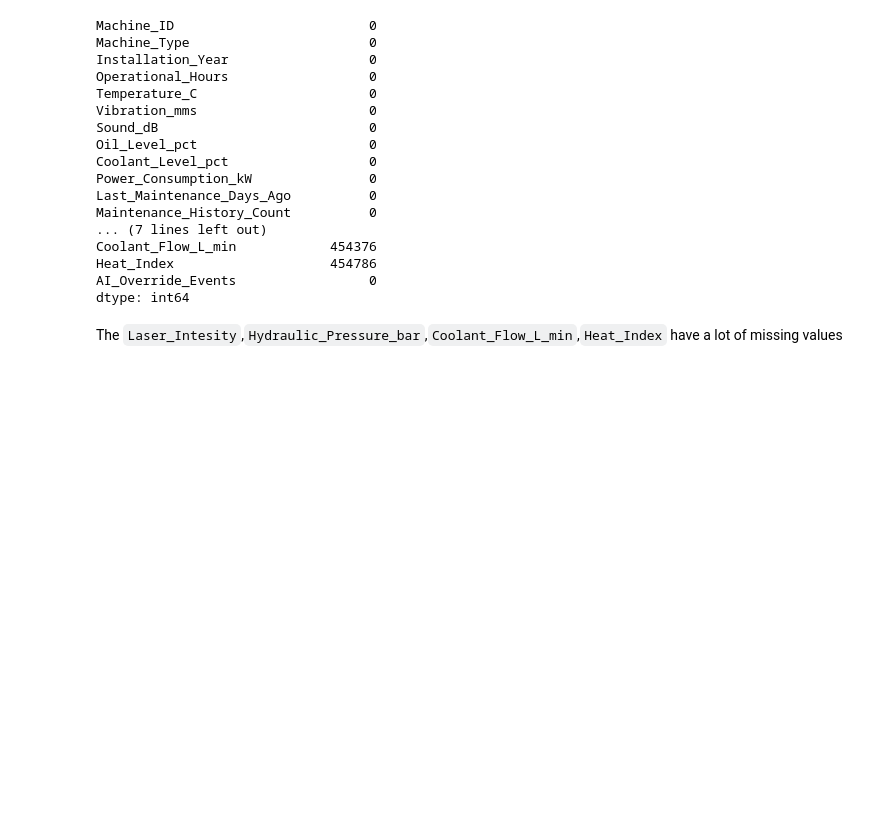
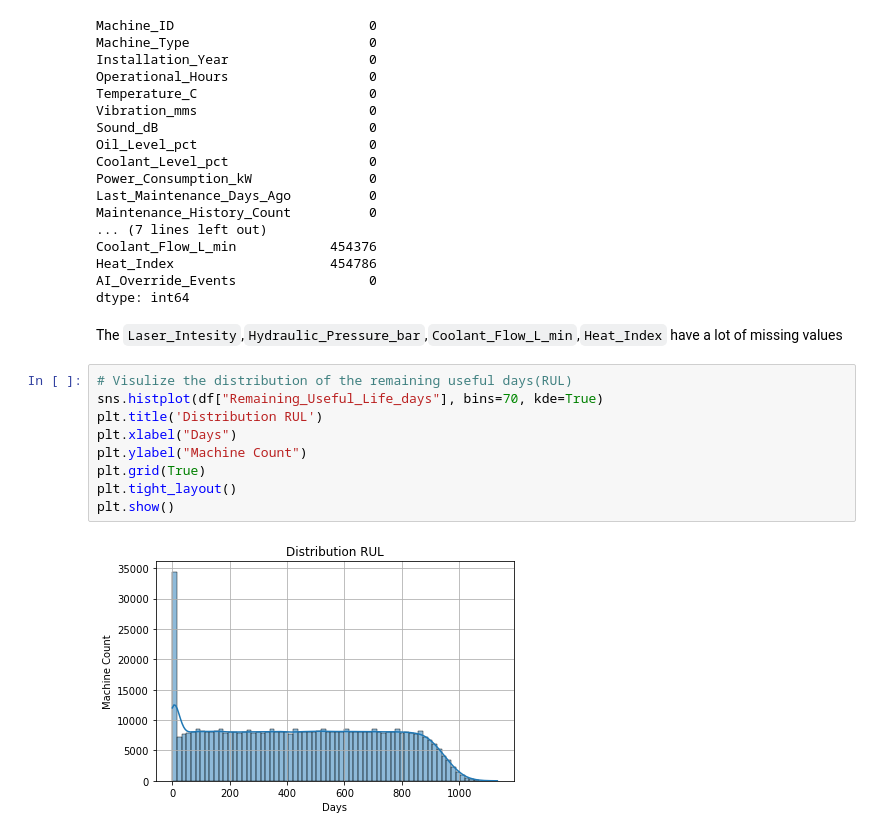
Before and after one commit to kkipkorir/predictive-maintenance, a Jupyter notebook: notebook.ipynb, the cells around one changed output. Drawn from its saved outputs; the diff is of its cells as text; blank space fills up the shorter version.

```diff
--- a/notebook.ipynb
+++ b/notebook.ipynb
@@ -118,3 +118,14 @@ AI_Override_Events                 0
 dtype: int64
 # %% [markdown]
 The `Laser_Intesity`,`Hydraulic_Pressure_bar`,`Coolant_Flow_L_min`,`Heat_Index` have a lot of missing values
+# %%
+# Visulize the distribution of the remaining useful days(RUL)
+sns.histplot(df["Remaining_Useful_Life_days"], bins=70, kde=True)
+plt.title('Distribution RUL')
+plt.xlabel("Days")
+plt.ylabel("Machine Count")
+plt.grid(True)
+plt.tight_layout()
+plt.show()
+# %% [output]
+[figure, added]
```
Also changed, not shown: parts of 18 cells of this notebook.
